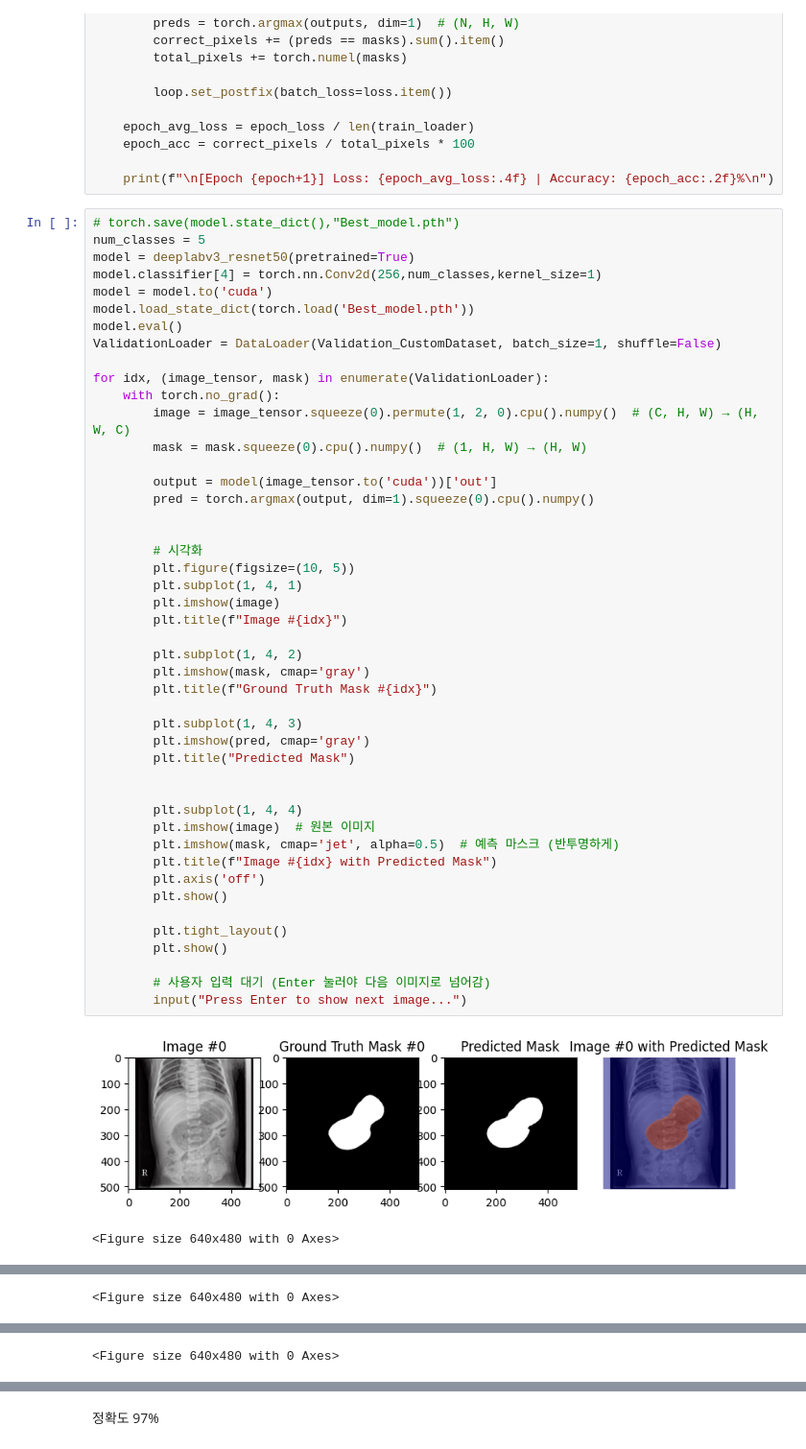
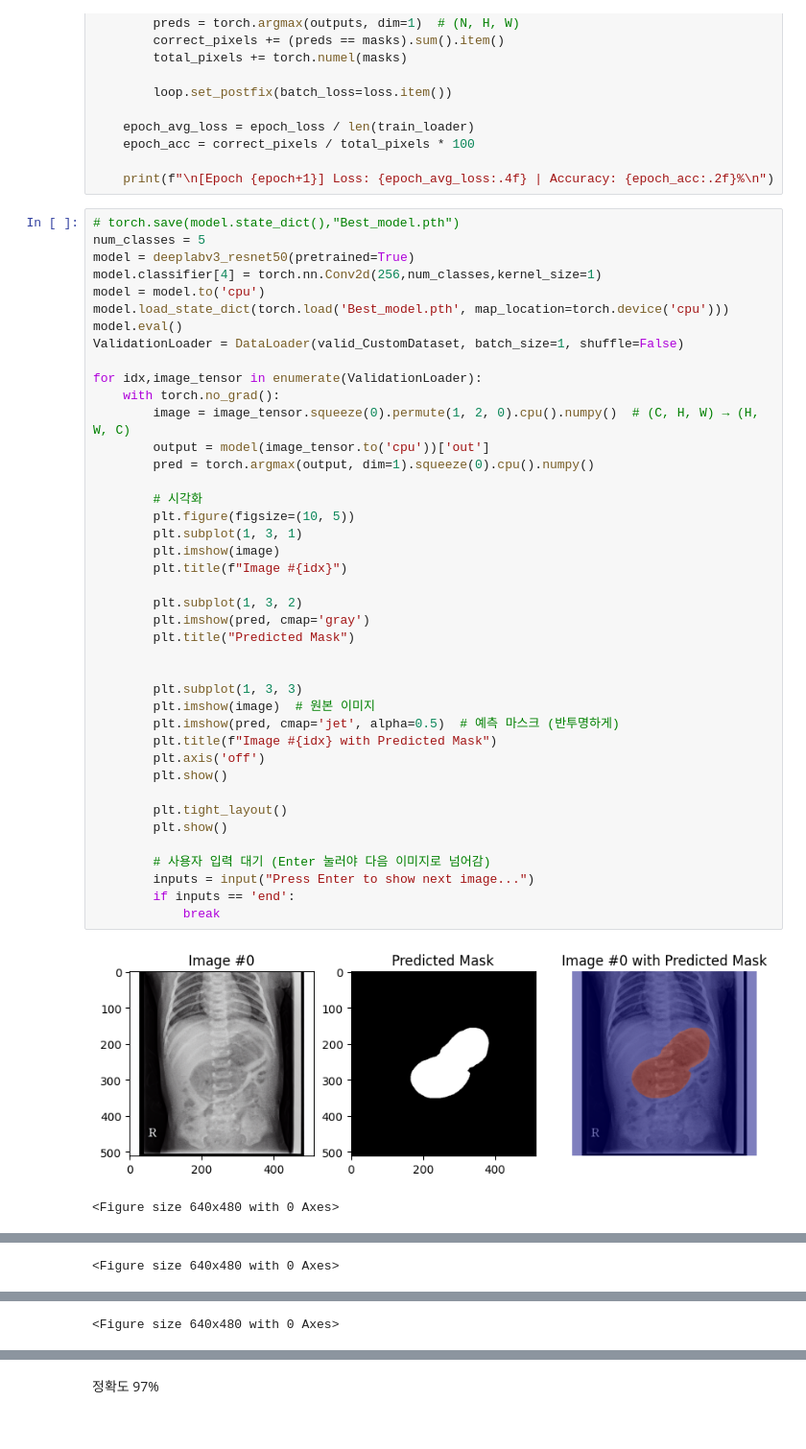
Before and after one commit to youse0ng/X_ray_Segmentation, a Jupyter notebook: Segmentmodel.ipynb, the cells around one changed output, grey strips where cells are left out. Shown at 96% size. Cells and saved outputs as stored; diff of their text form.

```diff
--- a/Segmentmodel.ipynb
+++ b/Segmentmodel.ipynb
@@ -95,49 +131,44 @@ for epoch in range(num_epochs):
 # %%
 # torch.save(model.state_dict(),"Best_model.pth")
 num_classes = 5
 model = deeplabv3_resnet50(pretrained=True)
 model.classifier[4] = torch.nn.Conv2d(256,num_classes,kernel_size=1)
-model = model.to('cuda')
-model.load_state_dict(torch.load('Best_model.pth'))
+model = model.to('cpu')
+model.load_state_dict(torch.load('Best_model.pth', map_location=torch.device('cpu')))
 model.eval()
-ValidationLoader = DataLoader(Validation_CustomDataset, batch_size=1, shuffle=False)
+ValidationLoader = DataLoader(valid_CustomDataset, batch_size=1, shuffle=False)
 
-for idx, (image_tensor, mask) in enumerate(ValidationLoader):
+for idx,image_tensor in enumerate(ValidationLoader):
     with torch.no_grad():
         image = image_tensor.squeeze(0).permute(1, 2, 0).cpu().numpy()  # (C, H, W) → (H, W, C)
-        mask = mask.squeeze(0).cpu().numpy()  # (1, H, W) → (H, W)
-
-        output = model(image_tensor.to('cuda'))['out']
+        output = model(image_tensor.to('cpu'))['out']
         pred = torch.argmax(output, dim=1).squeeze(0).cpu().numpy()
-
 
         # 시각화
         plt.figure(figsize=(10, 5))
-        plt.subplot(1, 4, 1)
+        plt.subplot(1, 3, 1)
         plt.imshow(image)
         plt.title(f"Image #{idx}")
 
-        plt.subplot(1, 4, 2)
-        plt.imshow(mask, cmap='gray')
-        plt.title(f"Ground Truth Mask #{idx}")
-
-        plt.subplot(1, 4, 3)
+        plt.subplot(1, 3, 2)
         plt.imshow(pred, cmap='gray')
         plt.title("Predicted Mask")
 
 
-        plt.subplot(1, 4, 4)
+        plt.subplot(1, 3, 3)
         plt.imshow(image)  # 원본 이미지
-        plt.imshow(mask, cmap='jet', alpha=0.5)  # 예측 마스크 (반투명하게)
+        plt.imshow(pred, cmap='jet', alpha=0.5)  # 예측 마스크 (반투명하게)
         plt.title(f"Image #{idx} with Predicted Mask")
         plt.axis('off')
         plt.show()
 
         plt.tight_layout()
         plt.show()
 
         # 사용자 입력 대기 (Enter 눌러야 다음 이미지로 넘어감)
-        input("Press Enter to show next image...")
+        inputs = input("Press Enter to show next image...")
+        if inputs == 'end':
+            break
 # %% [output]
-[figure, old version]
+[figure, new version]
 <Figure size 640x480 with 0 Axes>
```
Also changed, not shown: parts of 4 cells of this notebook, 2 other files.
